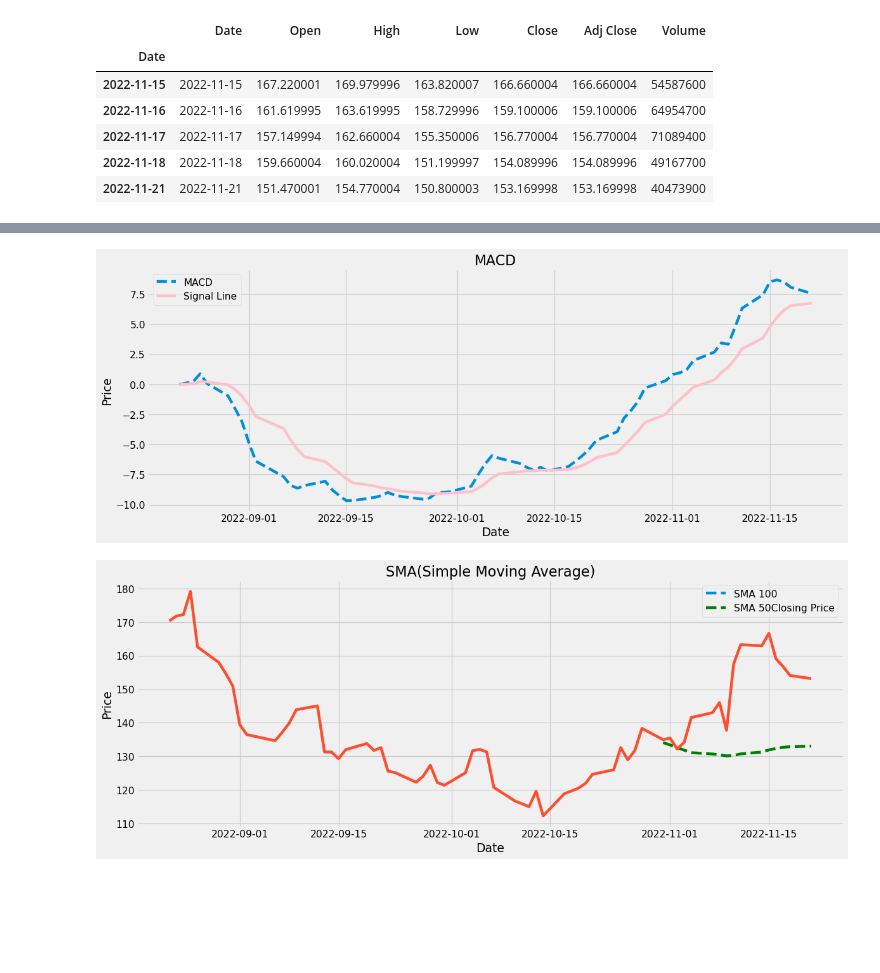
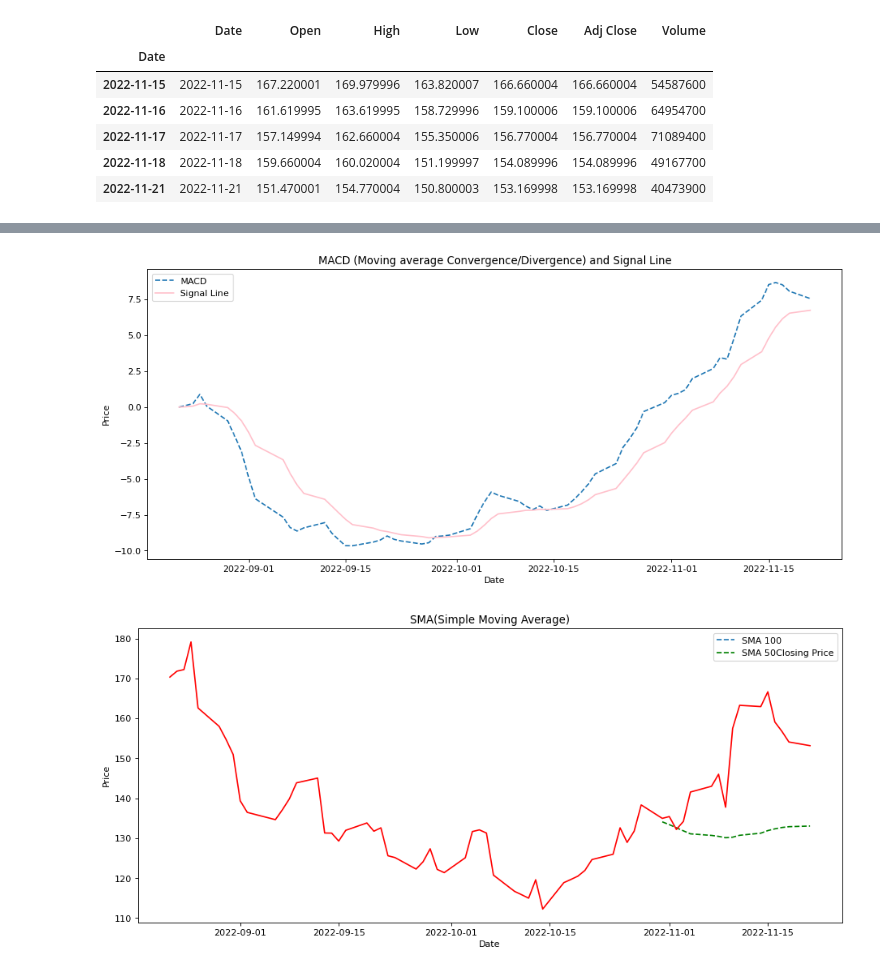
Before and after one commit to tweeann/StockPrediction, a Jupyter notebook: Stock Indicators.ipynb, the cells around one changed output, grey strips where cells are left out. Cells and saved outputs as stored; diff of their text form; code cells hidden in the pictures; blank space fills up the shorter version.

```diff
--- a/Stock Indicators.ipynb
+++ b/Stock Indicators.ipynb
@@ -120,19 +120,19 @@ df.tail()
 # %%
 '''
 when the two lines crossing, the trend is changing.
 if the MACD blue dashed line under when crossing, it is turning to downtrend
 if the MACD blue dashed line is above the signal red line when crossing, then it is uptrend
 '''
-plt.figure(figsize=(16, 6), dpi=80)
+plt.figure(figsize=(14, 6), dpi=80)
 plt.plot(df['MACD'],linestyle = 'dashed')
 plt.plot(df['Signal_line'], color = 'pink')
 plt.legend(['MACD', 'Signal Line'])
-plt.title('MACD')
+plt.title('MACD (Moving average Convergence/Divergence) and Signal Line')
 plt.xlabel('Date')
 plt.ylabel('Price')
 plt.show()
 # %% [output]
-[figure, old version]
+[figure, new version]
 # %%
 '''
 Most SMA(simple moving average) is for swinging or long term holding positions.
@@ -144,17 +144,17 @@ When we do yearly data set analyze, day chart on 20 years
 and it signals that a new bullish trend is starting."
 '''
 
-plt.figure(figsize=(16, 6), dpi=80)
+plt.figure(figsize=(14, 6), dpi=80)
 plt.plot(df['SMA100'],linestyle = 'dashed')
 plt.plot(df['SMA50'],color = 'green', linestyle = 'dashed')
-plt.plot(df['Close'])
+plt.plot(df['Close'], color = 'red')
 plt.legend(['SMA 100', 'SMA 50' 'Closing Price'])
 plt.title('SMA(Simple Moving Average)')
 plt.xlabel('Date')
 plt.ylabel('Price')
 plt.show()
 # %% [output]
-[figure, old version]
+[figure, new version]
 # %%
 '''
 The EMA (exponential moving average) is the dash blue line, the closing stock price is the red line
```
Also changed, not shown: parts of 5 cells of this notebook, 1 other file.
